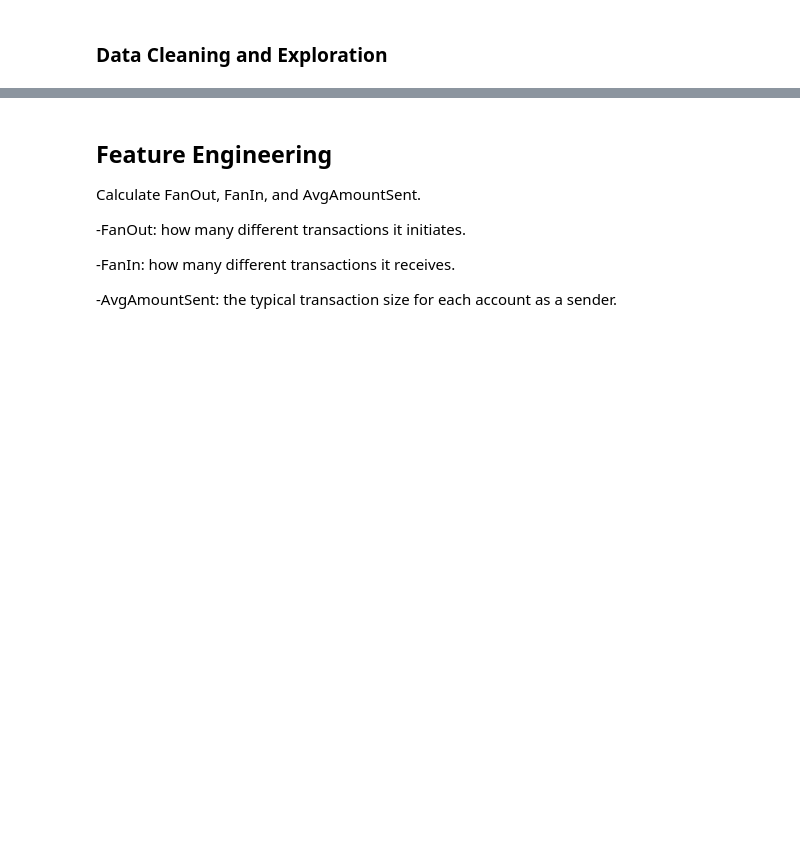
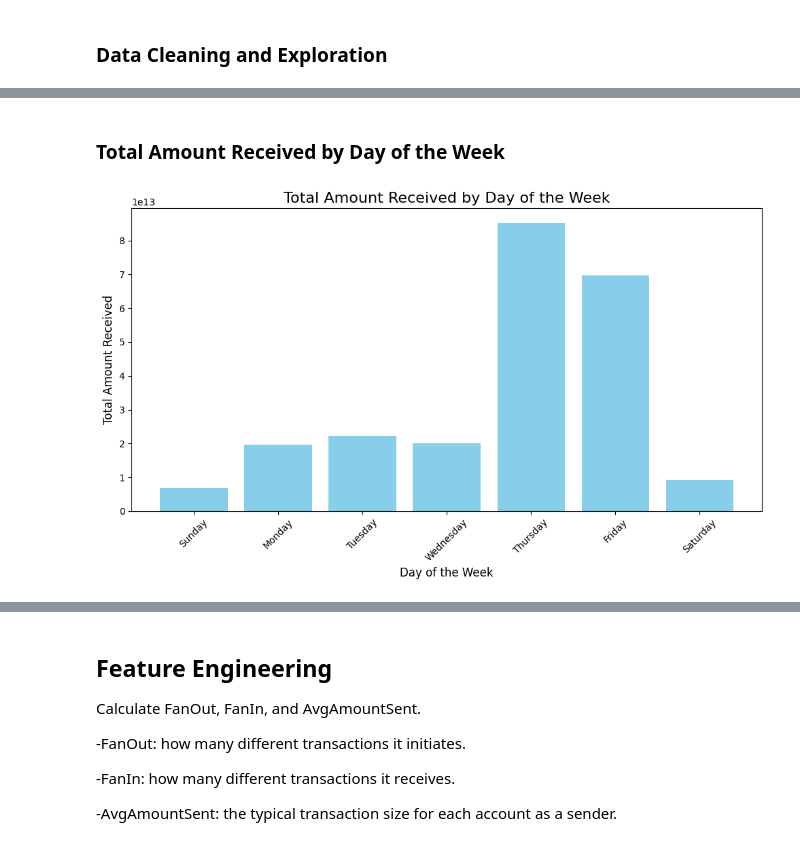
Before and after one commit to nparra75/Anti-MoneyLaunderingDetector, a Jupyter notebook: AntiMoneyLaunderingDetector.ipynb, the cells around one changed output, grey strips where cells are left out. Cells and saved outputs as stored; diff of their text form; code cells hidden in the pictures; blank space fills up the shorter version.

```diff
--- a/AntiMoneyLaunderingDetector.ipynb
+++ b/AntiMoneyLaunderingDetector.ipynb
@@ -567,2 +611,39 @@ balanced_df.show(truncate=False)
 +-------------------+---------+------------+--------+----------+---------------+------------------+-----------+----------------+--------------+------------+------------+----+---------+
 only showing top 20 rows
+# %% [markdown]
+### Total Amount Received by Day of the Week
+# %%
+from pyspark.sql import functions as F
+
+# Group by DayOfWeek and calculate the total Amount_Received
+amount_by_day = (
+    balanced_df.groupBy("DayOfWeek")
+    .agg(F.sum("Amount_Received").alias("Total_Amount"))
+    .orderBy("DayOfWeek")
+)
+
+# Collect the data to prepare for plotting
+data = amount_by_day.collect()
+
+# Prepare data for the bar chart
+days = [row["DayOfWeek"] for row in data]
+amounts = [row["Total_Amount"] for row in data]
+
+# Map DayOfWeek numbers to names (assuming 1 = Sunday, 7 = Saturday)
+day_names = {1: "Sunday", 2: "Monday", 3: "Tuesday", 4: "Wednesday",
+             5: "Thursday", 6: "Friday", 7: "Saturday"}
+days_named = [day_names[day] for day in days]
+
+# Create the bar plot
+plt.figure(figsize=(10, 6))
+plt.bar(days_named, amounts, color="skyblue")
+plt.title("Total Amount Received by Day of the Week", fontsize=16)
+plt.xlabel("Day of the Week", fontsize=12)
+plt.ylabel("Total Amount Received", fontsize=12)
+plt.xticks(rotation=45)
+plt.tight_layout()
+
+# Show the plot
+plt.show()
+# %% [output]
+[figure, added]
```
Also changed, not shown: parts of 35 cells of this notebook, 2 other files.
